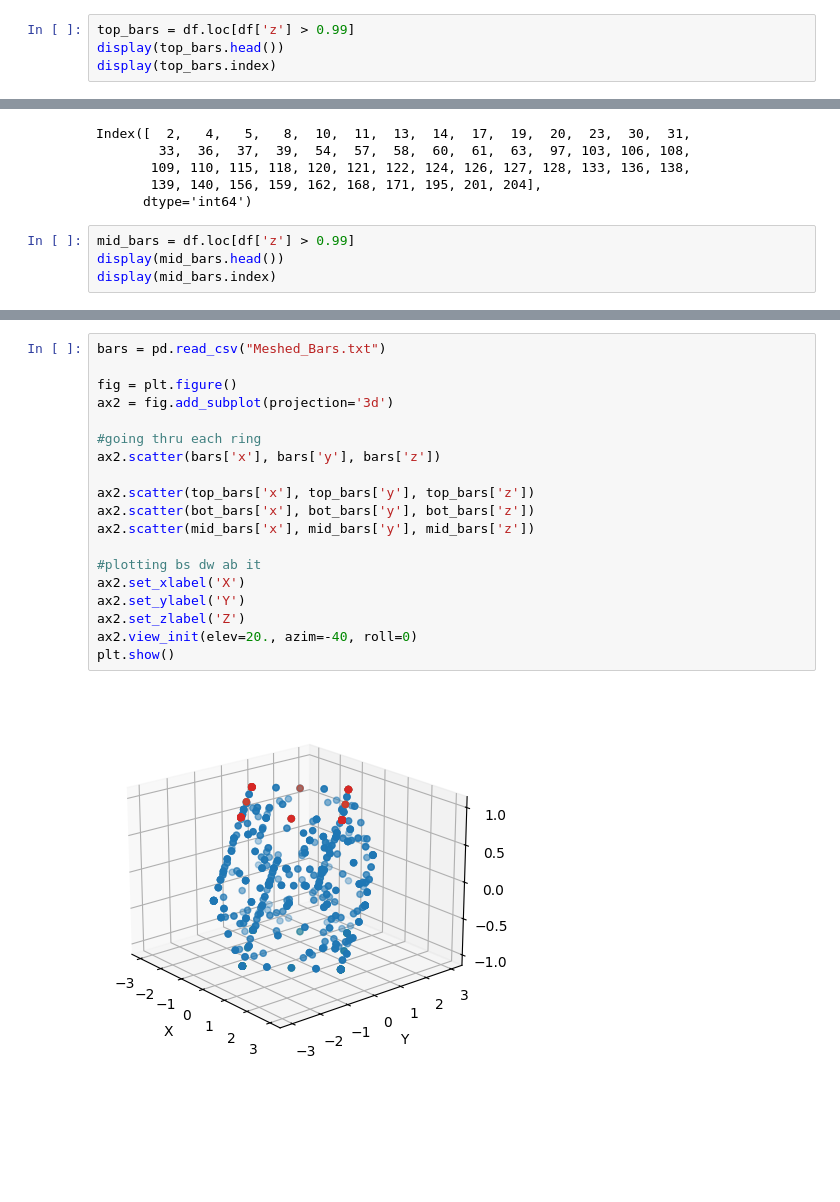
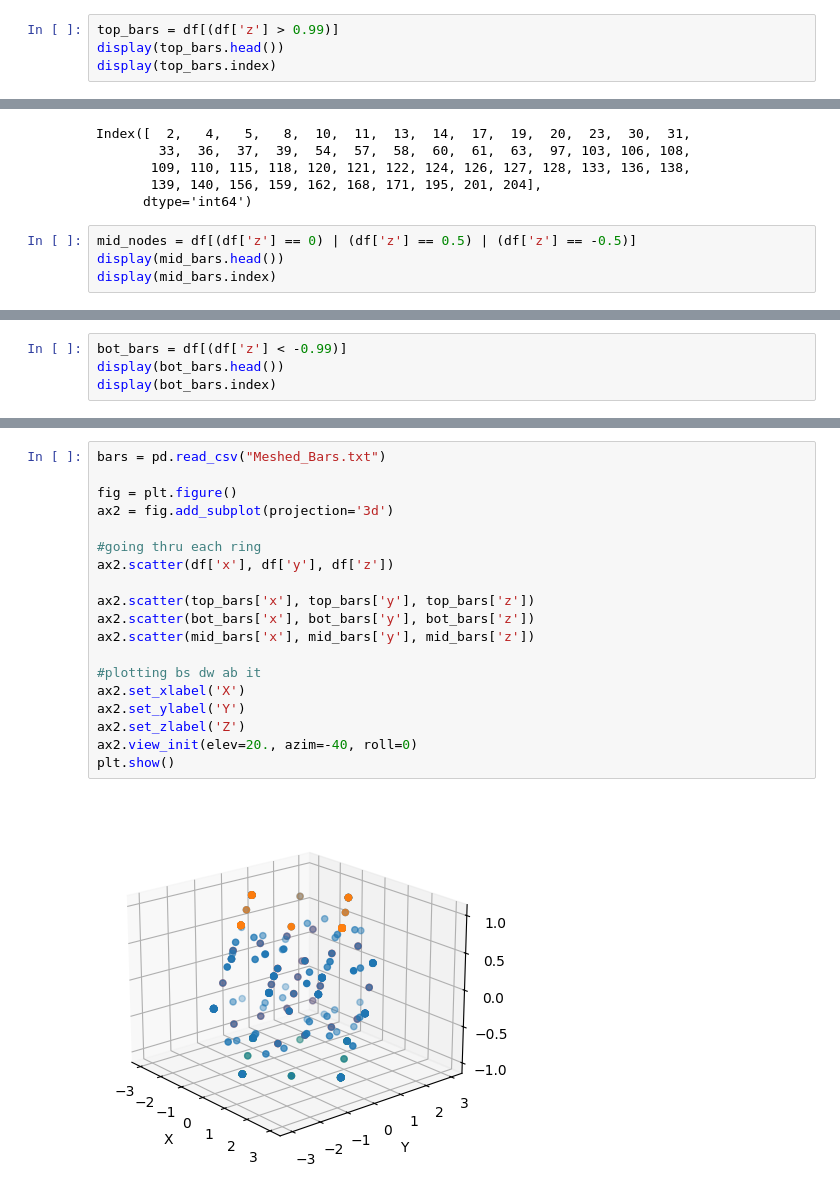
Before and after one commit to Umich-NASA-Big-Idea-Challenge/Speccing, a Jupyter notebook: Meshed_Calcs.ipynb, the cells around one changed output, grey strips where cells are left out. Drawn from its saved outputs; the diff is of its cells as text; blank space fills up the shorter version.

```diff
--- a/Meshed_Calcs.ipynb
+++ b/Meshed_Calcs.ipynb
@@ -85,5 +90,5 @@ for i in range(0, top_nodes.index.size):
 # %%
-top_bars = df.loc[df['z'] > 0.99]
+top_bars = df[(df['z'] > 0.99)]
 display(top_bars.head())
 display(top_bars.index)
 # %% [output]
@@ -99,7 +104,7 @@ Index([  2,   4,   5,   8,  10,  11,  13,  14,  17,  19,  20,  23,  30,  31,
        139, 140, 156, 159, 162, 168, 171, 195, 201, 204],
       dtype='int64')
 # %%
-mid_bars = df.loc[df['z'] > 0.99]
+mid_nodes = df[(df['z'] == 0) | (df['z'] == 0.5) | (df['z'] == -0.5)]
 display(mid_bars.head())
 display(mid_bars.index)
 # %% [output]
@@ -116 +120,5 @@ Index([  2,   4,   5,   8,  10,  11,  13,  14,  17,  19,  20,  23,  30,  31,
       dtype='int64')
+# %%
+bot_bars = df[(df['z'] < -0.99)]
+display(bot_bars.head())
+display(bot_bars.index)
@@ -117,21 +137,21 @@ Index([  2,   4,   5,   8,  10,  11,  13,  14,  17,  19,  20,  23,  30,  31,
 # %%
 bars = pd.read_csv("Meshed_Bars.txt")
 
 fig = plt.figure()
 ax2 = fig.add_subplot(projection='3d')
 
 #going thru each ring
-ax2.scatter(bars['x'], bars['y'], bars['z'])
+ax2.scatter(df['x'], df['y'], df['z'])
 
 ax2.scatter(top_bars['x'], top_bars['y'], top_bars['z'])
 ax2.scatter(bot_bars['x'], bot_bars['y'], bot_bars['z'])
 ax2.scatter(mid_bars['x'], mid_bars['y'], mid_bars['z'])
 
 #plotting bs dw ab it
 ax2.set_xlabel('X')
 ax2.set_ylabel('Y')
 ax2.set_zlabel('Z')
 ax2.view_init(elev=20., azim=-40, roll=0)
 plt.show()
 # %% [output]
-[figure, old version]
+[figure, new version]
```
Also changed, not shown: parts of 7 cells of this notebook, 2 other files.
